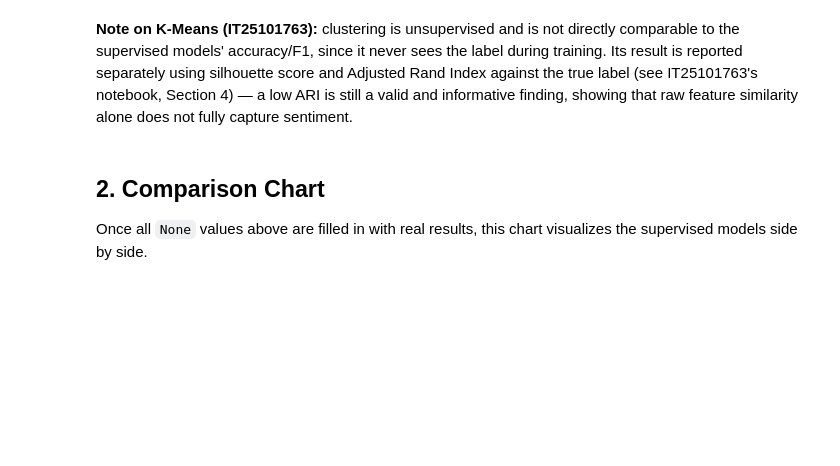
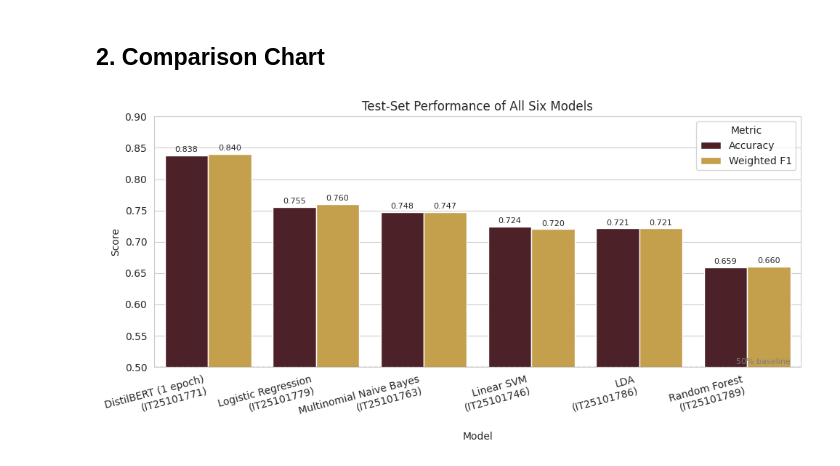
Before and after one commit to IT25101779/AI-Project-20, a Jupyter notebook: group_model_comparison.ipynb, the cells around one changed output. Cells and saved outputs as stored; diff of their text form; code cells hidden in the pictures; blank space fills up the shorter version.

```diff
--- a/group_model_comparison.ipynb
+++ b/group_model_comparison.ipynb
@@ -17,11 +9,16 @@ import seaborn as sns
 
 sns.set_style("whitegrid")
 
-comparison = pd.DataFrame({
-    "Model": ["Logistic Regression\n(IT25101779)", "Linear SVM\n(IT25101746)",
-              "Random Forest\n(IT25101789)", "PCA + LogReg\n(IT25101786)",
-              "DistilBERT\n(IT25101771)"],
-    "Accuracy": [0.7552, 0.7242, 0.6595, 0.6482, 0.8377],
-    "F1": [0.76, 0.72, 0.66, None, 0.84],   # weighted F1; PCA's full classification report wasn't captured
-})
-comparison
+# ---- Single source of truth: edit numbers HERE only ----
+# accuracy / f1 are on the 1,066-review TEST set; gap = train accuracy - test accuracy (in percentage points)
+results = [
+    # IT number,   model,                       category,                    accuracy, weighted F1, gap (pp)
+    ("IT25101779", "Logistic Regression",       "Linear classifier",          0.7552,   0.76,        4.6),
+    ("IT25101746", "Linear SVM",                "Linear classifier",          0.7242,   0.72,        1.8),
+    ("IT25101789", "Random Forest",             "Tree ensemble",              0.6595,   0.66,        3.7),
+    ("IT25101763", "Multinomial Naive Bayes",   "Probabilistic classifier",   0.7477,   0.7471,      3.1),
+    ("IT25101786", "LDA",                       "Dimensionality reduction",   0.7214,   0.7213,      3.9),
+    ("IT25101771", "DistilBERT (1 epoch)",      "Deep learning (transformer)",0.8377,   0.84,        4.8),
+]
+comparison = pd.DataFrame(results, columns=["IT Number", "Model", "Category", "Test Accuracy", "Weighted F1", "Train-Test Gap (pp)"])
+comparison.sort_values("Test Accuracy", ascending=False).reset_index(drop=True)
@@ -28,22 +33,23 @@ comparison
-# %% [markdown]
-**Note on K-Means (IT25101763):** clustering is unsupervised and is not directly comparable
-to the supervised models' accuracy/F1, since it never sees the label during training. Its
-result is reported separately using silhouette score and Adjusted Rand Index against the true
-label (see IT25101763's notebook, Section 4) — a low ARI is still a valid and informative
-finding, showing that raw feature similarity alone does not fully capture sentiment.
 # %% [markdown]
 ## 2. Comparison Chart
-
-Once all `None` values above are filled in with real results, this chart visualizes the
-supervised models side by side.
 # %%
-plot_df = comparison.dropna()
-plot_df_melted = plot_df.melt(id_vars="Model", var_name="Metric", value_name="Score")
+order = comparison.sort_values("Test Accuracy", ascending=False)
+labels = order["Model"] + "\n(" + order["IT Number"] + ")"
 
-plt.figure(figsize=(9, 5))
-sns.barplot(data=plot_df_melted, x="Model", y="Score", hue="Metric")
-plt.ylim(0.6, 0.9)
-plt.title("Test-Set Performance Across All Supervised Models")
+# --- Chart 1: accuracy and F1 ---
+plot_df = pd.DataFrame({"Model": labels, "Accuracy": order["Test Accuracy"], "Weighted F1": order["Weighted F1"]})
+melted = plot_df.melt(id_vars="Model", var_name="Metric", value_name="Score")
+
+plt.figure(figsize=(10, 5))
+ax = sns.barplot(data=melted, x="Model", y="Score", hue="Metric", palette=["#531A22", "#D8A838"])
+for c in ax.containers:
+    ax.bar_label(c, fmt="%.3f", fontsize=8, padding=2)
+plt.ylim(0.5, 0.9)
+plt.axhline(0.5, color="grey", ls="--", lw=1)
+plt.text(5.4, 0.505, "50% baseline", ha="right", fontsize=8, color="grey")
+plt.title("Test-Set Performance of All Six Models")
 plt.xticks(rotation=15, ha="right")
 plt.tight_layout()
 plt.show()
+# %% [output]
+[figure, added]
```
Also changed, not shown: parts of 10 cells of this notebook, 4 other files.
